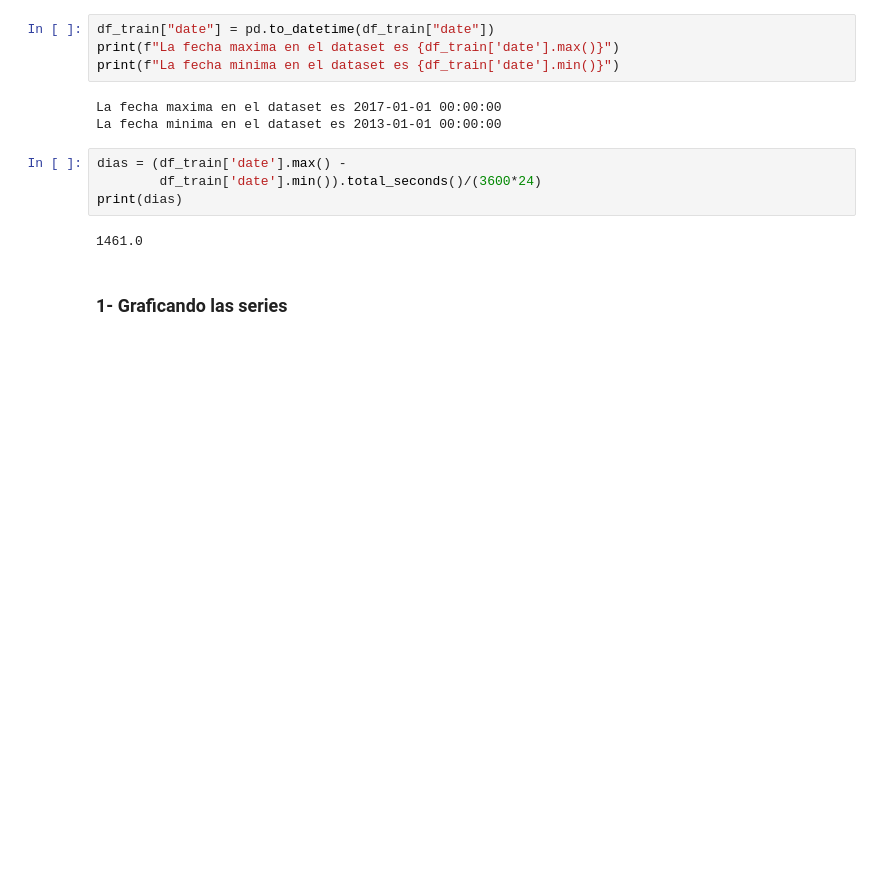
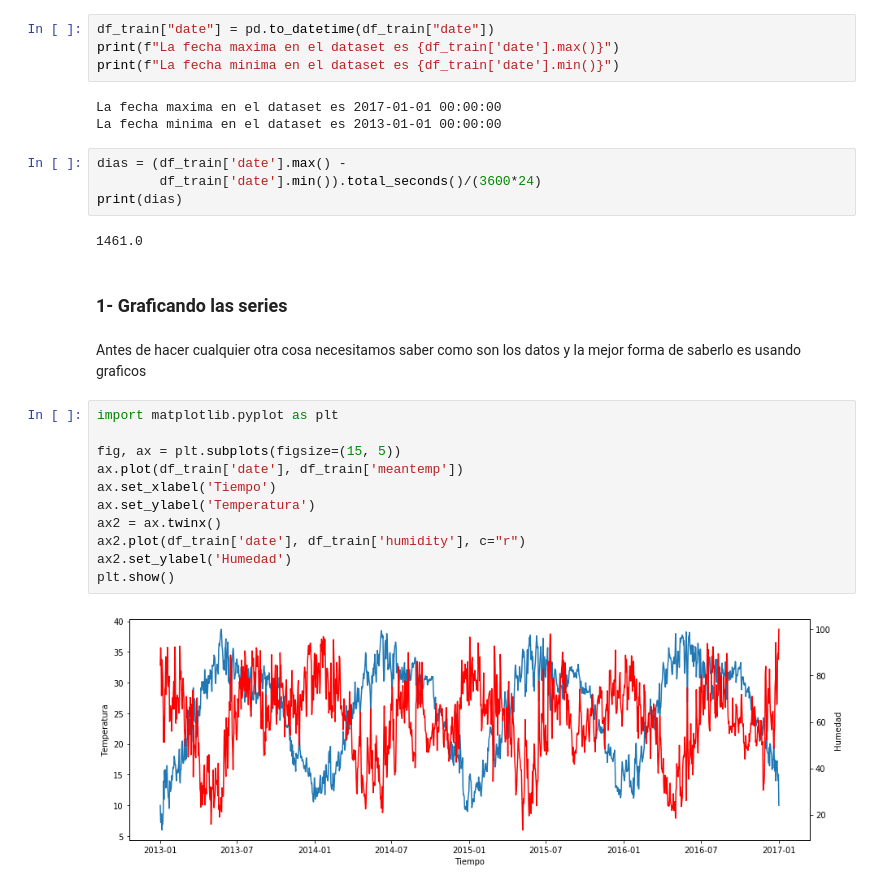
Before and after one commit to PamelaMunozCaceres/Python-Study, a Jupyter notebook: Jugando con Series de Tiempo.ipynb, the cells around one changed output. Drawn from its saved outputs; the diff is of its cells as text; blank space fills up the shorter version.

Commit message:
Agregando graficos a las series de tiempo

```diff
--- a/Jugando con Series de Tiempo.ipynb
+++ b/Jugando con Series de Tiempo.ipynb
@@ -53,3 +53,18 @@ print(dias)
 1461.0
 # %% [markdown]
 ### 1- Graficando las series
+# %% [markdown]
+Antes de hacer cualquier otra cosa necesitamos saber como son los datos y la mejor forma de saberlo es usando graficos
+# %%
+import matplotlib.pyplot as plt
+
+fig, ax = plt.subplots(figsize=(15, 5))
+ax.plot(df_train['date'], df_train['meantemp'])
+ax.set_xlabel('Tiempo')
+ax.set_ylabel('Temperatura')
+ax2 = ax.twinx()
+ax2.plot(df_train['date'], df_train['humidity'], c="r")
+ax2.set_ylabel('Humedad')
+plt.show()
+# %% [output]
+[figure, added]
```
Also changed, not shown: parts of 6 cells of this notebook.
